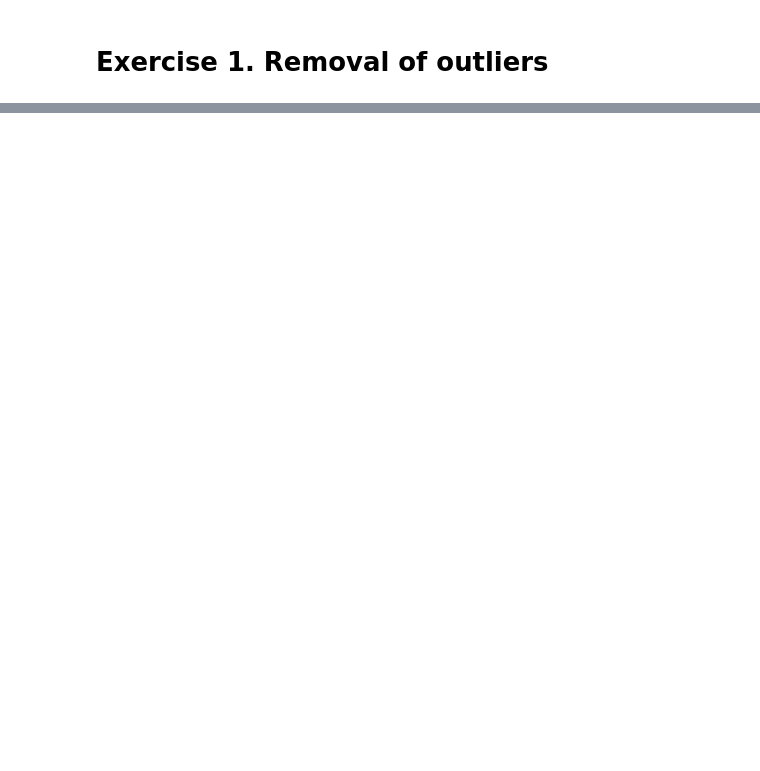
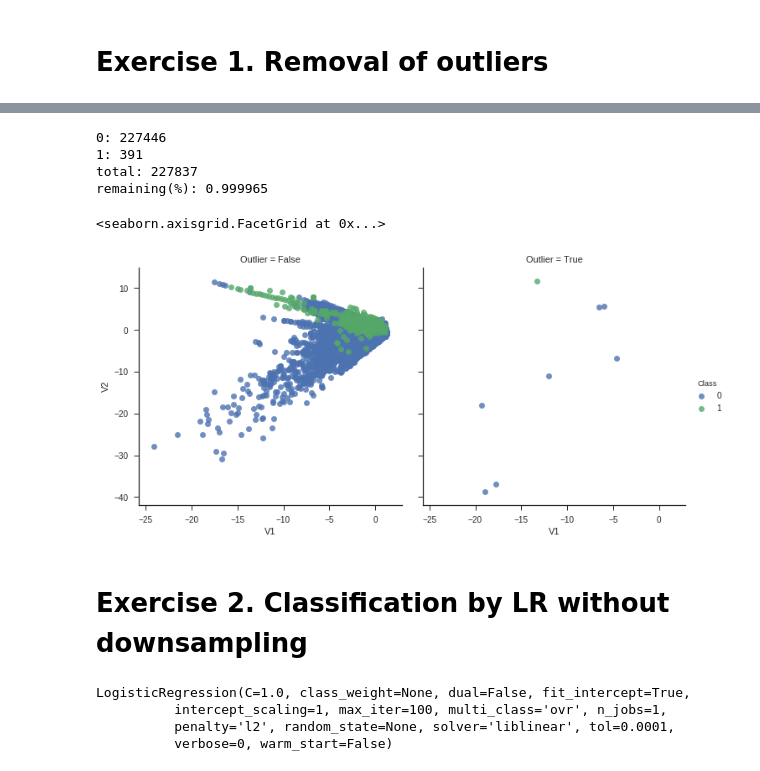
Before and after one commit to y-takashina/Gunosy-Internship-Textbook, a Jupyter notebook: exercise.ipynb, the cells around one changed output, grey strips where cells are left out. Drawn from its saved outputs; the diff is of its cells as text; code cells hidden in the pictures; blank space fills up the shorter version.

Commit message:
とりあえず課題終わらせた modified:   exercise.ipynb

```diff
--- a/exercise.ipynb
+++ b/exercise.ipynb
@@ -45,11 +33,0 @@ def mahalanobis_distance(X, mean, pre):
-# %%
-mean = df_features.mean().values
-cov = df_features.cov().values
-pre = np.linalg.inv(cov)
-
-distances = mahalanobis_distance(df_features.values, mean, pre)
-mask = [d > 50 for d in distances]
-df_train['Outlier'] = pd.Series(mask, index=df_train.index)
-df_no_outlier = df_train[np.logical_not(mask)]
-
-df_no_outlier[:5]
@@ -183,6 +33,0 @@ test auc: 0.935187
-# %%
-X, Y = np.meshgrid(np.arange(-30, 10, dtype=float), np.arange(-40, 20, dtype=float))
-R = [np.zeros_like(X) for _ in range(12)] + df_no_outlier.mean().values[2:14].reshape(-1, 1, 1)
-Z = ensemble.predict(np.transpose(np.array([X, Y] + list(R)).reshape(14, 2400))).reshape(60, 40)
-sns.lmplot('V1', 'V2', data=df_train, hue='Class', fit_reg=False)
-plt.contour(X, Y, Z)
@@ -191,0 +34,16 @@ plt.contour(X, Y, Z)
+# %%
+def mahalanobis_distance(X, mean, cov):
+    pre = np.linalg.inv(cov)
+    X_ = X - mean.reshape(1, -1)
+    return np.sqrt(np.sum(X_.dot(pre) * X_, axis=1))
+# %%
+mean = df_train.mean().values
+cov = df_train.cov().values
+
+distances = mahalanobis_distance(df_train.values, mean, cov)
+mask = [d > 50 for d in distances]
+df_train_verbose['Outlier'] = pd.Series(mask, index=df_train_verbose.index)
+df_no_outlier_verbose = df_train_verbose[np.logical_not(mask)]
+df_no_outlier = df_train[np.logical_not(mask)]
+
+df_no_outlier_verbose[:5]
@@ -191,0 +57,16 @@ plt.contour(X, Y, Z)
+# %%
+print('0: %d\n1: %d' % tuple(df_no_outlier_verbose['Class'].value_counts()))
+print('total: %d' % len(df_no_outlier.index))
+print('remaining(%%): %f' % (len(df_no_outlier.index) / len(df_train.index)))
+# %% [output]
+0: 227446
+1: 391
+total: 227837
+remaining(%): 0.999965
+# %%
+sns.lmplot('V1', 'V2', data=df_train_verbose, hue='Class', fit_reg=False, col='Outlier')
+# %% [output]
+<seaborn.axisgrid.FacetGrid at 0x...>
+[figure, added]
+# %% [markdown]
+# Exercise 2. Classification by LR without downsampling
@@ -191,0 +78,8 @@ plt.contour(X, Y, Z)
+# %%
+logistic = sklearn.linear_model.LogisticRegression()
+logistic.fit(X_train, y_train)
+# %% [output]
+LogisticRegression(C=1.0, class_weight=None, dual=False, fit_intercept=True,
+          intercept_scaling=1, max_iter=100, multi_class='ovr', n_jobs=1,
+          penalty='l2', random_state=None, solver='liblinear', tol=0.0001,
+          verbose=0, warm_start=False)
```
Also changed, not shown: parts of 37 cells of this notebook.
